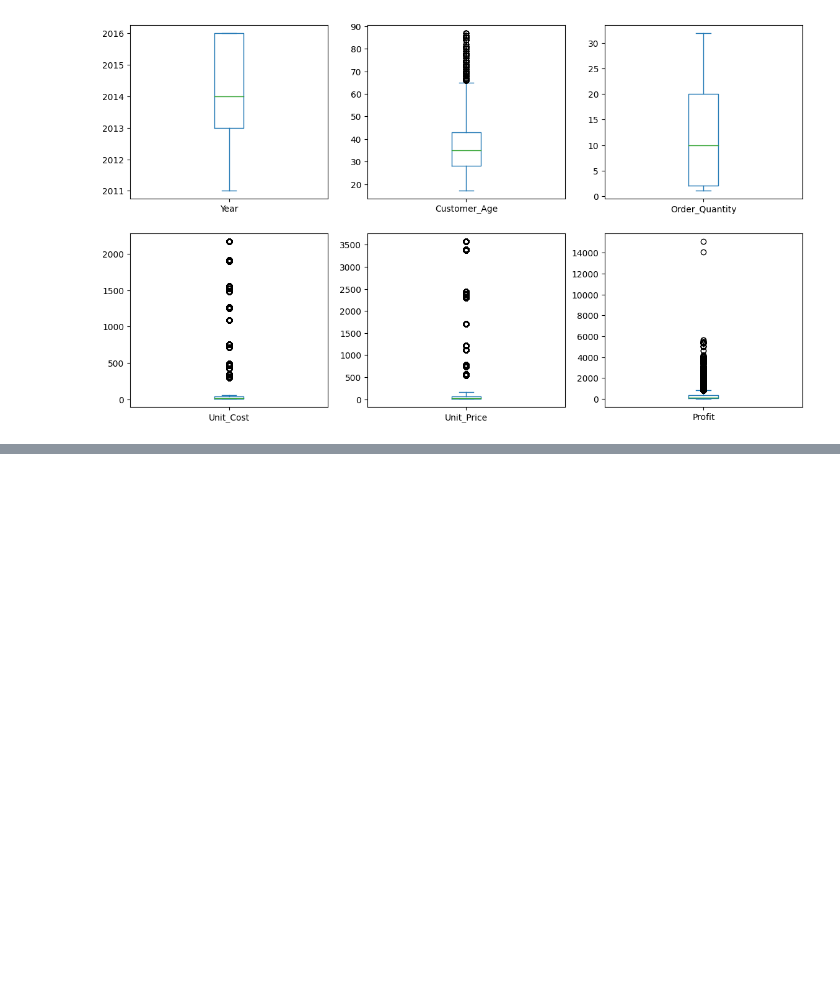
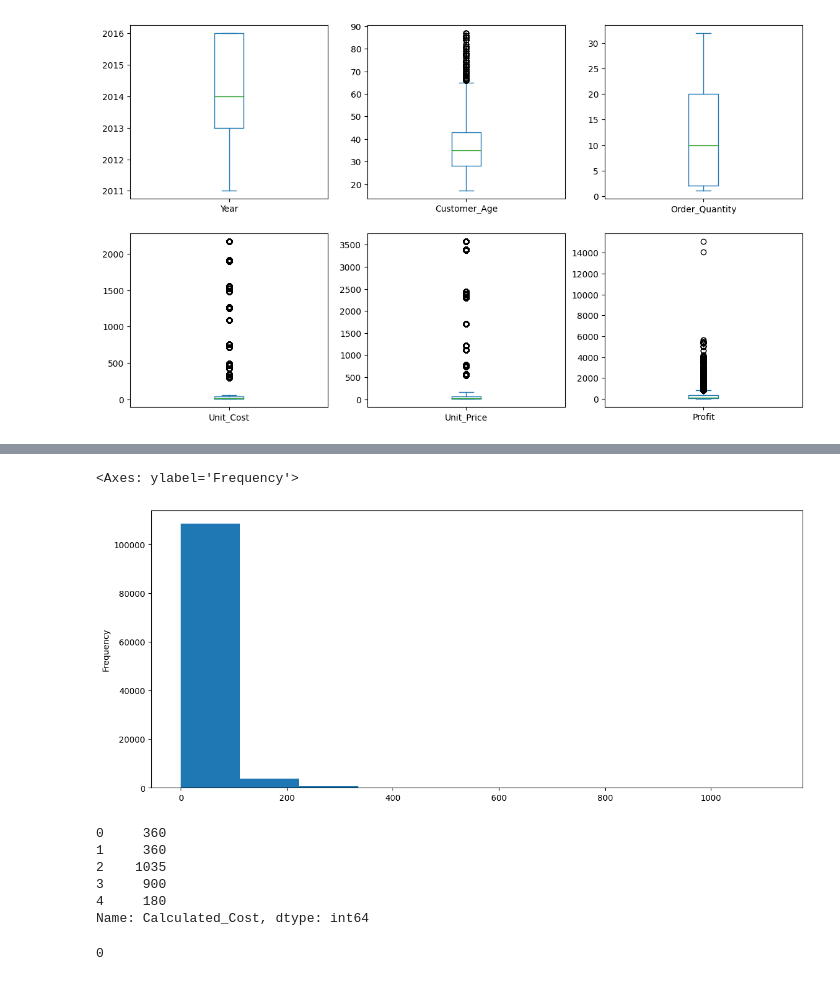
Before and after one commit to EmidioLP/Freecodecamp, a Jupyter notebook: Data_Analysis_with_Python/DataAnalysis_1.ipynb, the cells around one changed output, grey strips where cells are left out. Drawn from its saved outputs; the diff is of its cells as text; code cells hidden in the pictures; blank space fills up the shorter version.

```diff
--- a/Data_Analysis_with_Python/DataAnalysis_1.ipynb
+++ b/Data_Analysis_with_Python/DataAnalysis_1.ipynb
@@ -169,0 +186,5 @@ dtype: object
+# %%
+sales['Revenue_per_Age'].plot(kind='hist', figsize=(14,6))
+# %% [output]
+<Axes: ylabel='Frequency'>
+[figure, added]
@@ -169,0 +193,13 @@ dtype: object
+# %%
+sales['Calculated_Cost'].head()
+# %% [output]
+0     360
+1     360
+2    1035
+3     900
+4     180
+Name: Calculated_Cost, dtype: int64
+# %%
+(sales['Calculated_Cost'] != sales['Cost']).sum()
+# %% [output]
+0
```
Also changed, not shown: parts of 21 cells of this notebook.
